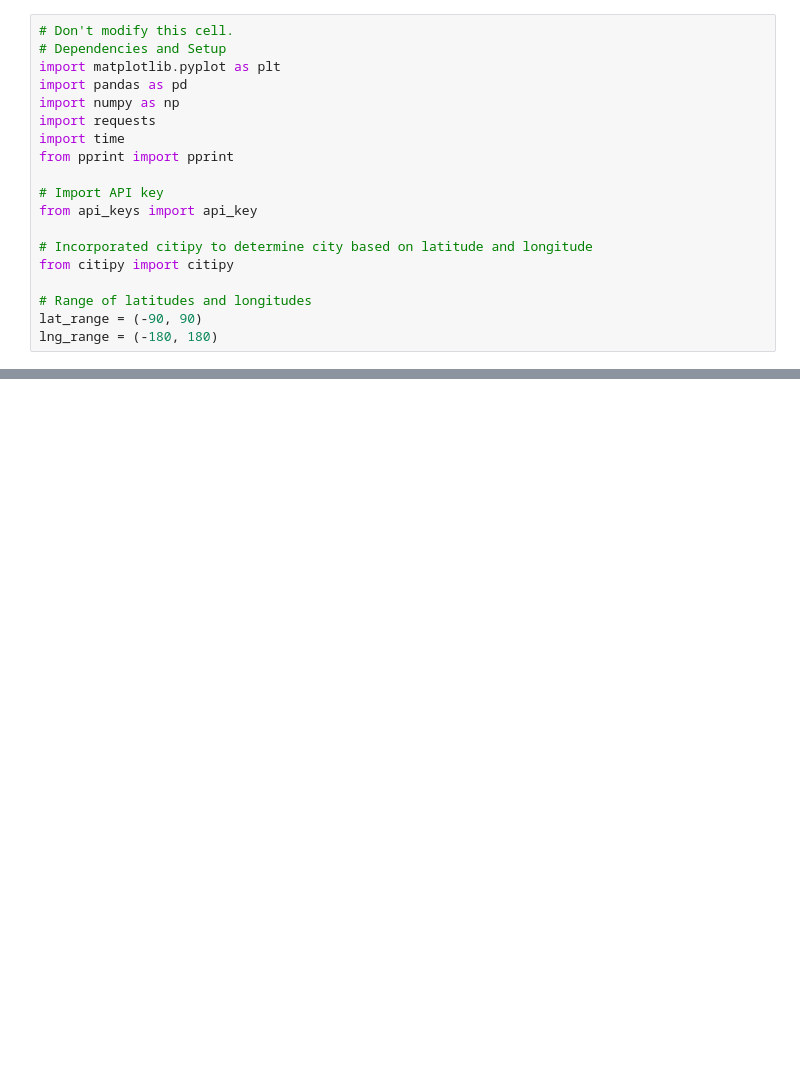
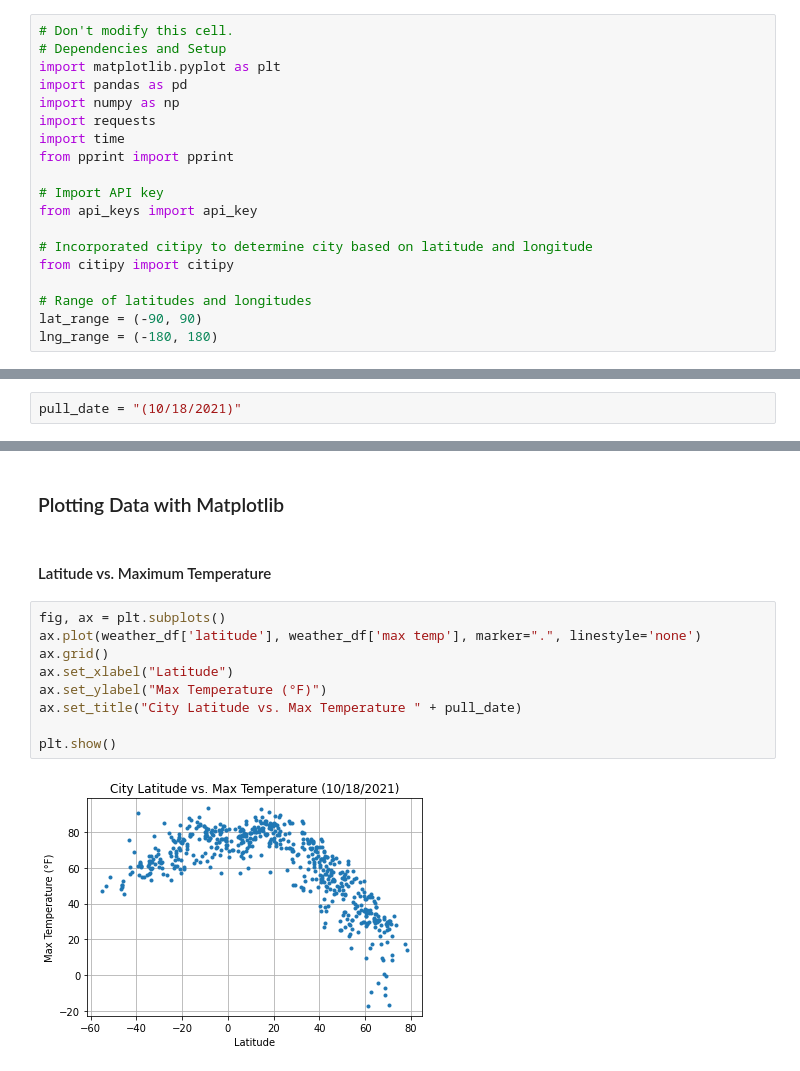
Before and after one commit to existentialplantperson/Week_05, a Jupyter notebook: Wk05_Homework.ipynb, the cells around one changed output, grey strips where cells are left out. Saved outputs shown, nothing was run; the diff lists cells and outputs as text; blank space fills up the shorter version.

```diff
--- a/Wk05_Homework.ipynb
+++ b/Wk05_Homework.ipynb
@@ -139,3 +144,5 @@ print(city_weather)
+# %%
+pull_date = "(10/18/2021)"
 # %%
 weather_df = pd.DataFrame.from_dict(city_weather)
 weather_df
@@ -155,0 +175,15 @@ weather_df
+# %% [markdown]
+### Plotting Data with Matplotlib
+# %% [markdown]
+#### Latitude vs. Maximum Temperature
+# %%
+fig, ax = plt.subplots()
+ax.plot(weather_df['latitude'], weather_df['max temp'], marker=".", linestyle='none')
+ax.grid()
+ax.set_xlabel("Latitude")
+ax.set_ylabel("Max Temperature (°F)")
+ax.set_title("City Latitude vs. Max Temperature " + pull_date)
+
+plt.show()
+# %% [output]
+[figure, added]
```
Also changed, not shown: parts of 30 cells of this notebook.
